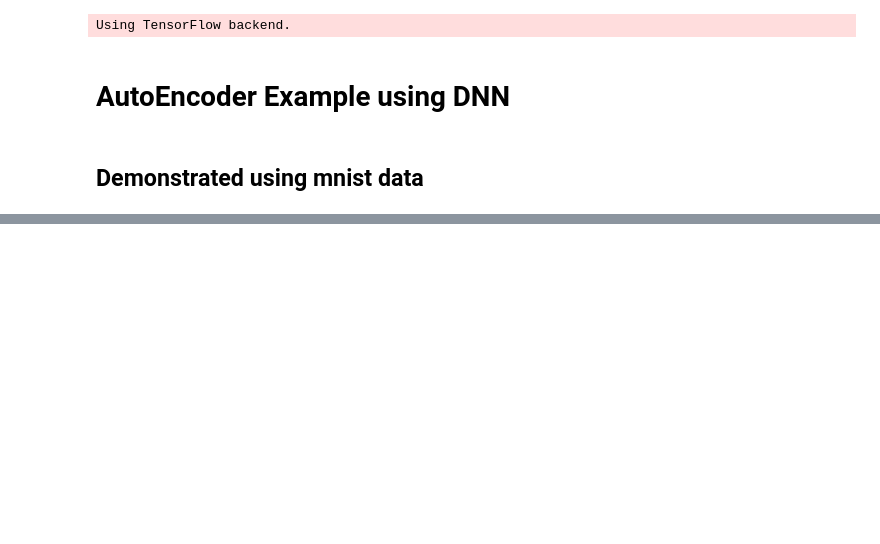
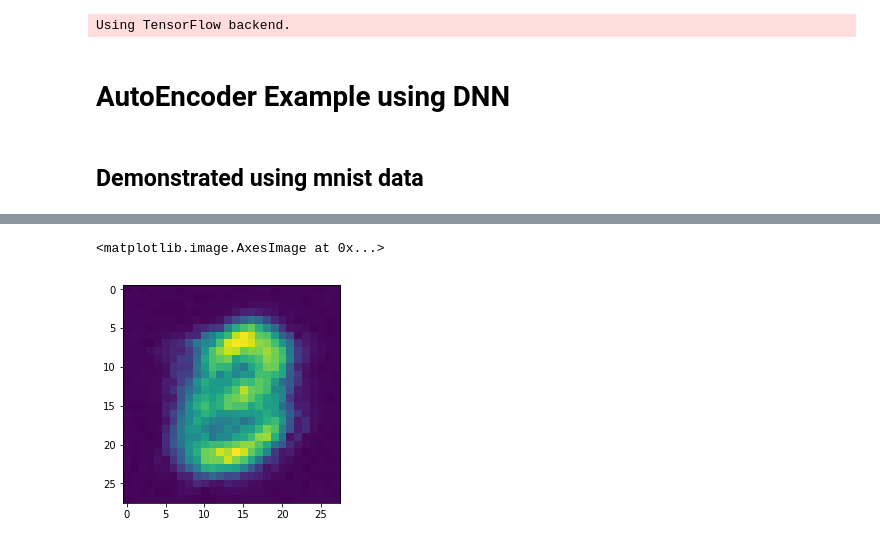
Before and after one commit to shyamsn97/barebones-ai, a Jupyter notebook: Applications/AutoEncoderExample.ipynb, the cells around one changed output, grey strips where cells are left out. Drawn from its saved outputs; the diff is of its cells as text; code cells hidden in the pictures; blank space fills up the shorter version.

```diff
--- a/Applications/AutoEncoderExample.ipynb
+++ b/Applications/AutoEncoderExample.ipynb
@@ -114,3 +130,3 @@ Dense: activation: sigmoid, weight shape: (2, 784), output shape: (None, 784), p
 # %%
-a.train(epochs=1)
+a.train(epochs=10000,loss="mse")
 # %% [output]
@@ -142,0 +187,5 @@ Dense: activation: sigmoid, weight shape: (2, 784), output shape: (None, 784), p
+# %%
+plt.imshow(a.predict(X_train[0])[2].reshape(28,28))
+# %% [output]
+<matplotlib.image.AxesImage at 0x...>
+[figure, added]
```
Also changed, not shown: parts of 10 cells of this notebook, 2 other files.
